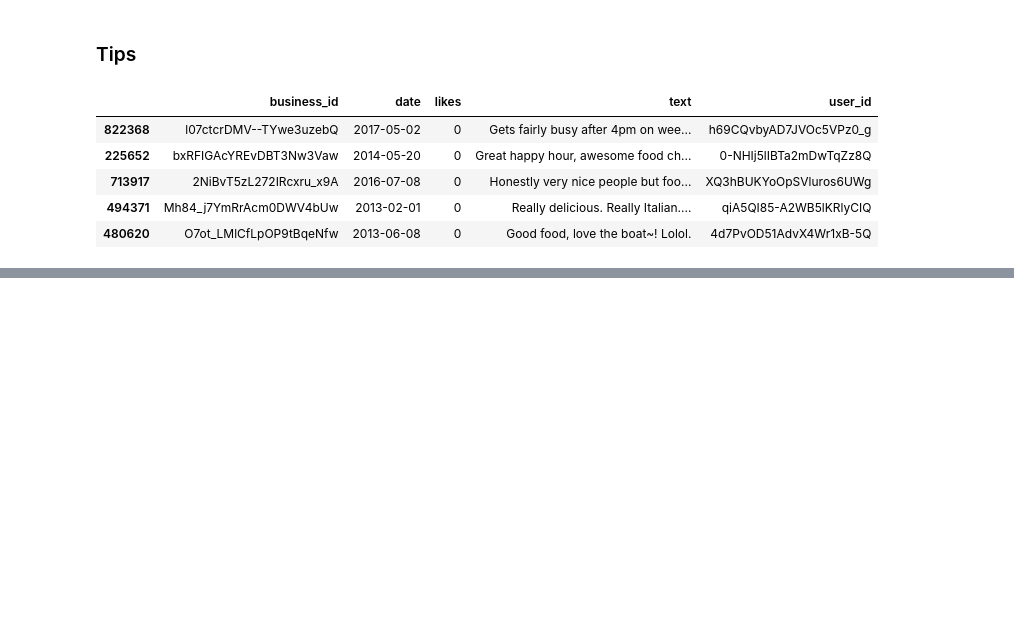
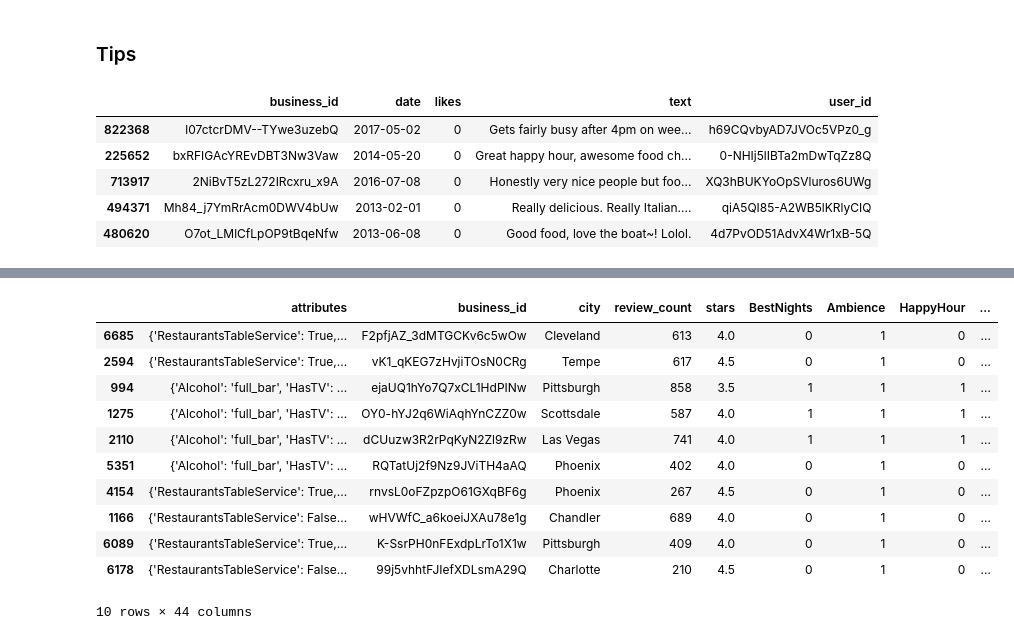
Before and after one commit to cxrobx/group45, a Jupyter notebook: EDA.ipynb, the cells around one changed output, grey strips where cells are left out. Drawn from its saved outputs; the diff is of its cells as text; code cells hidden in the pictures; blank space fills up the shorter version.

```diff
--- a/EDA.ipynb
+++ b/EDA.ipynb
@@ -266,0 +377,41 @@ t_sub.head()
+# %%
+#For better model we need to optimize k: numer of latent features
+from scipy.sparse.linalg import svds
+
+U, sigma, Vt = svds(R_d, k=50)
+# %%
+#Convert to diagnoal form for matrix multiplication
+sigma = np.diag(sigma)
+# %%
+#Making rating predictions of restaurants for every user
+all_u_p = np.dot(np.dot(U,sigma),Vt) + user_ratings
+preds_df = pd.DataFrame(all_u_p, index = R_df.index, columns = R_df.columns)
+# %%
+def recommend_restaurants(predictions_df, userID, rest_df, original_ratings_df, num_recommendations=5):
+
+    # Get and sort the user's predictions
+    user_row_number = userID
+    sorted_user_predictions = predictions_df.loc[user_row_number].sort_values(ascending=False)
+
+    # Get the user's data and merge in the movie information.
+    user_data = original_ratings_df[original_ratings_df.user_id == (userID)]
+    user_full = (user_data.merge(rest_df, how = 'left', left_on = 'business_id', right_on = 'business_id').
+                sort_values(['stars_y'], ascending=False)
+                )
+
+    print ('User {0} has already rated {1} restaurants.'.format(userID, user_full.shape[0]))
+    print ('Recommending the highest {0} predicted ratings movies not already rated.'.format(num_recommendations))
+
+    # Recommend the highest predicted rating movies that the user hasn't seen yet.
+    recommendations = (rest_df[~rest_df['business_id'].isin(user_full['business_id'])].
+         merge(pd.DataFrame(sorted_user_predictions).reset_index(), how = 'left',
+               left_on = 'business_id',
+               right_on = 'business_id').
+         rename(columns = {user_row_number: 'Predictions'}).
+         sort_values('Predictions', ascending = False).
+                       iloc[:num_recommendations, :-1]
+                      )
+
+    return user_full, recommendations
+
+already_rated, predictions = recommend_restaurants(preds_df, 'zMzK6SOOue3hnZCb1KO81w', b_preds, r_df, 10)
@@ -266,0 +427,15 @@ t_sub.head()
+# %%
+predictions
+# %% [output]
+|  | attributes | business_id | city | review_count | stars | BestNights | Ambience | HappyHour | ... |
+| 6685 | {'RestaurantsTableService': True,... | F2pfjAZ_3dMTGCKv6c5wOw | Cleveland | 613 | 4.0 | 0 | 1 | 0 | ... |
+| 2594 | {'RestaurantsTableService': True,... | vK1_qKEG7zHvjiTOsN0CRg | Tempe | 617 | 4.5 | 0 | 1 | 0 | ... |
+| 994 | {'Alcohol': 'full_bar', 'HasTV': ... | ejaUQ1hYo7Q7xCL1HdPINw | Pittsburgh | 858 | 3.5 | 1 | 1 | 1 | ... |
+| 1275 | {'Alcohol': 'full_bar', 'HasTV': ... | OY0-hYJ2q6WiAqhYnCZZ0w | Scottsdale | 587 | 4.0 | 1 | 1 | 1 | ... |
+| 2110 | {'Alcohol': 'full_bar', 'HasTV': ... | dCUuzw3R2rPqKyN2Zl9zRw | Las Vegas | 741 | 4.0 | 1 | 1 | 1 | ... |
+| 5351 | {'Alcohol': 'full_bar', 'HasTV': ... | RQTatUj2f9Nz9JViTH4aAQ | Phoenix | 402 | 4.0 | 0 | 1 | 0 | ... |
+| 4154 | {'RestaurantsTableService': True,... | rnvsL0oFZpzpO61GXqBF6g | Phoenix | 267 | 4.5 | 0 | 1 | 0 | ... |
+| 1166 | {'RestaurantsTableService': False... | wHVWfC_a6koeiJXAu78e1g | Chandler | 689 | 4.0 | 0 | 1 | 0 | ... |
+| 6089 | {'RestaurantsTableService': True,... | K-SsrPH0nFExdpLrTo1X1w | Pittsburgh | 409 | 4.0 | 0 | 1 | 0 | ... |
+| 6178 | {'RestaurantsTableService': False... | 99j5vhhtFJIefXDLsmA29Q | Charlotte | 210 | 4.5 | 0 | 1 | 0 | ... |
+10 rows × 44 columns
```
Also changed, not shown: parts of 21 cells of this notebook.
